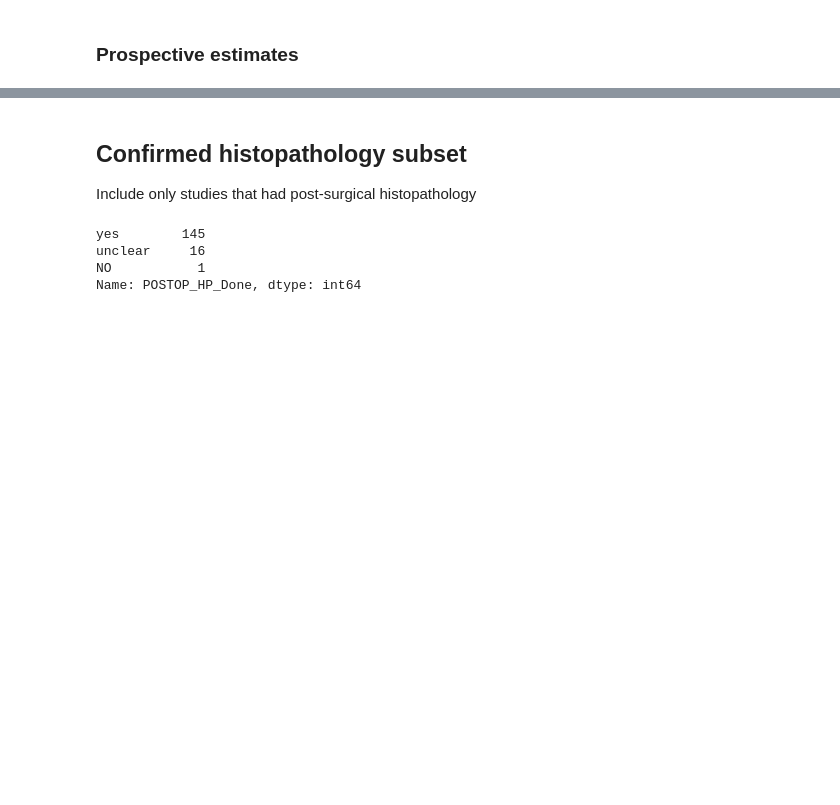
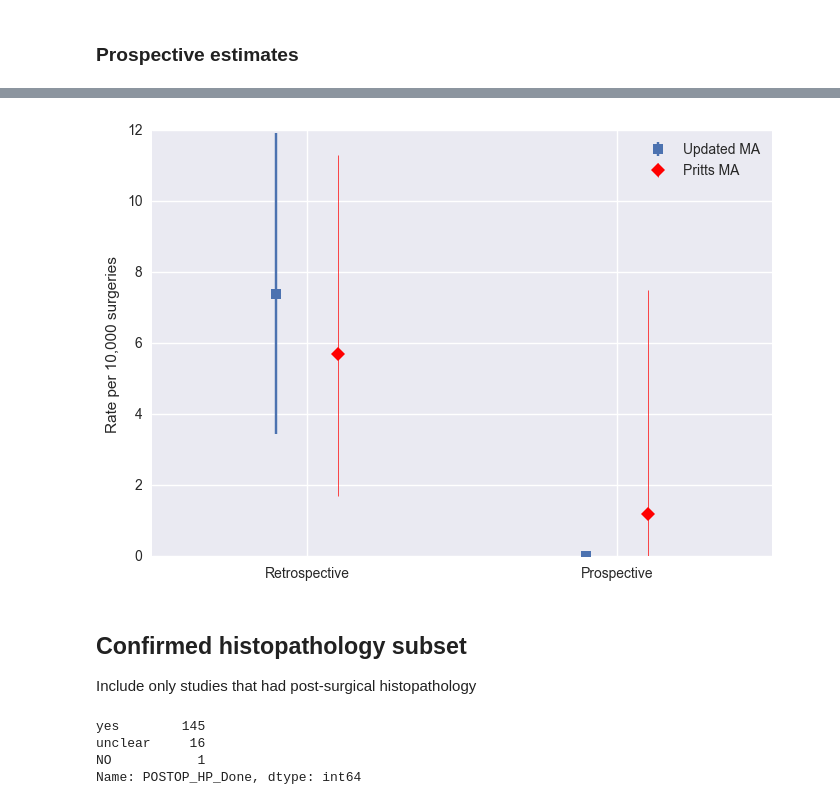
Before and after one commit to VanderbiltPopHealthSci/uterine_fibroids_MA, a Jupyter notebook: Key Question 3 Meta-analysis.ipynb, the cells around one changed output, grey strips where cells are left out. Drawn from its saved outputs; the diff is of its cells as text; code cells hidden in the pictures; blank space fills up the shorter version.

```diff
--- a/Key Question 3 Meta-analysis.ipynb
+++ b/Key Question 3 Meta-analysis.ipynb
@@ -481,3 +489,7 @@ p_10000:
+# %%
+pritts_plot([hyst_retrospective_trace, hyst_prospective_trace])
+# %% [output]
+[figure, added]
 # %% [markdown]
 ## Confirmed histopathology subset
 
```
Also changed, not shown: parts of 32 cells of this notebook.
